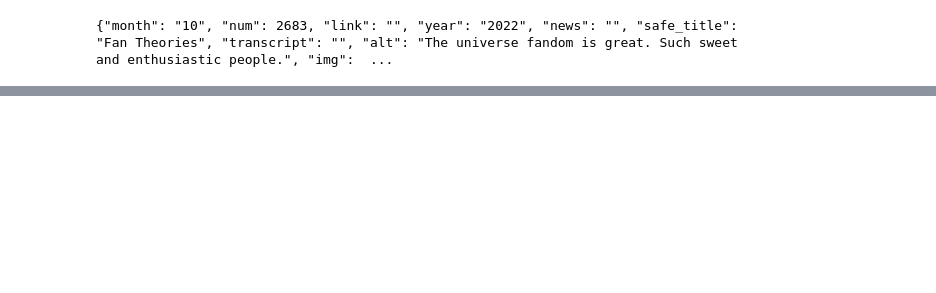
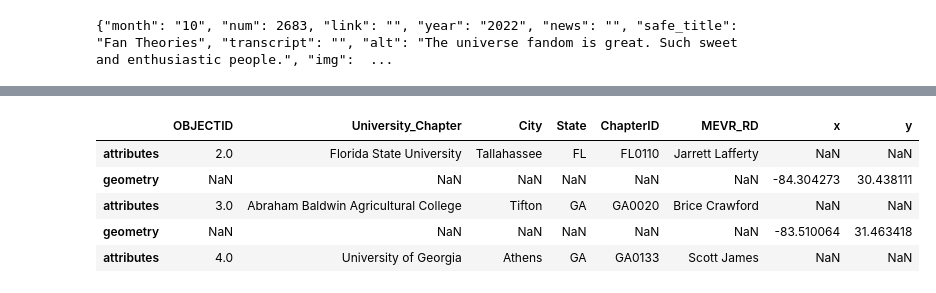
Before and after one commit to ltaylanozgur/Working-With-APIs, a Jupyter notebook: main_notebook.ipynb, the cells around one changed output, grey strips where cells are left out. Cells and saved outputs as stored; diff of their text form; code cells hidden in the pictures; blank space fills up the shorter version.

```diff
--- a/main_notebook.ipynb
+++ b/main_notebook.ipynb
@@ -45,0 +85,9 @@ results
+# %%
+data.head(5)
+# %% [output]
+|  | OBJECTID | University_Chapter | City | State | ChapterID | MEVR_RD | x | y |
+| attributes | 2.0 | Florida State University | Tallahassee | FL | FL0110 | Jarrett Lafferty | NaN | NaN |
+| geometry | NaN | NaN | NaN | NaN | NaN | NaN | -84.304273 | 30.438111 |
+| attributes | 3.0 | Abraham Baldwin Agricultural College | Tifton | GA | GA0020 | Brice Crawford | NaN | NaN |
+| geometry | NaN | NaN | NaN | NaN | NaN | NaN | -83.510064 | 31.463418 |
+| attributes | 4.0 | University of Georgia | Athens | GA | GA0133 | Scott James | NaN | NaN |
```
Also changed, not shown: parts of 71 cells of this notebook.
